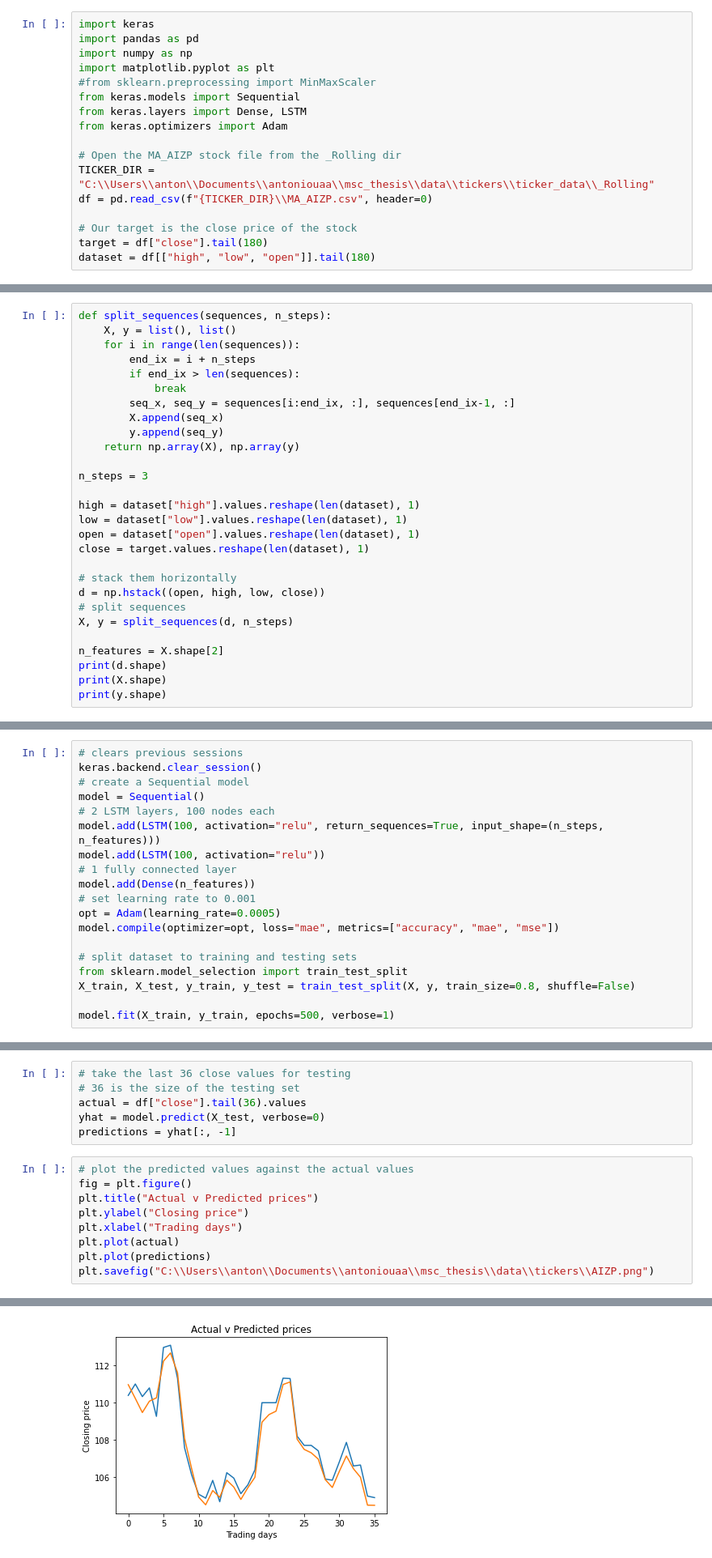
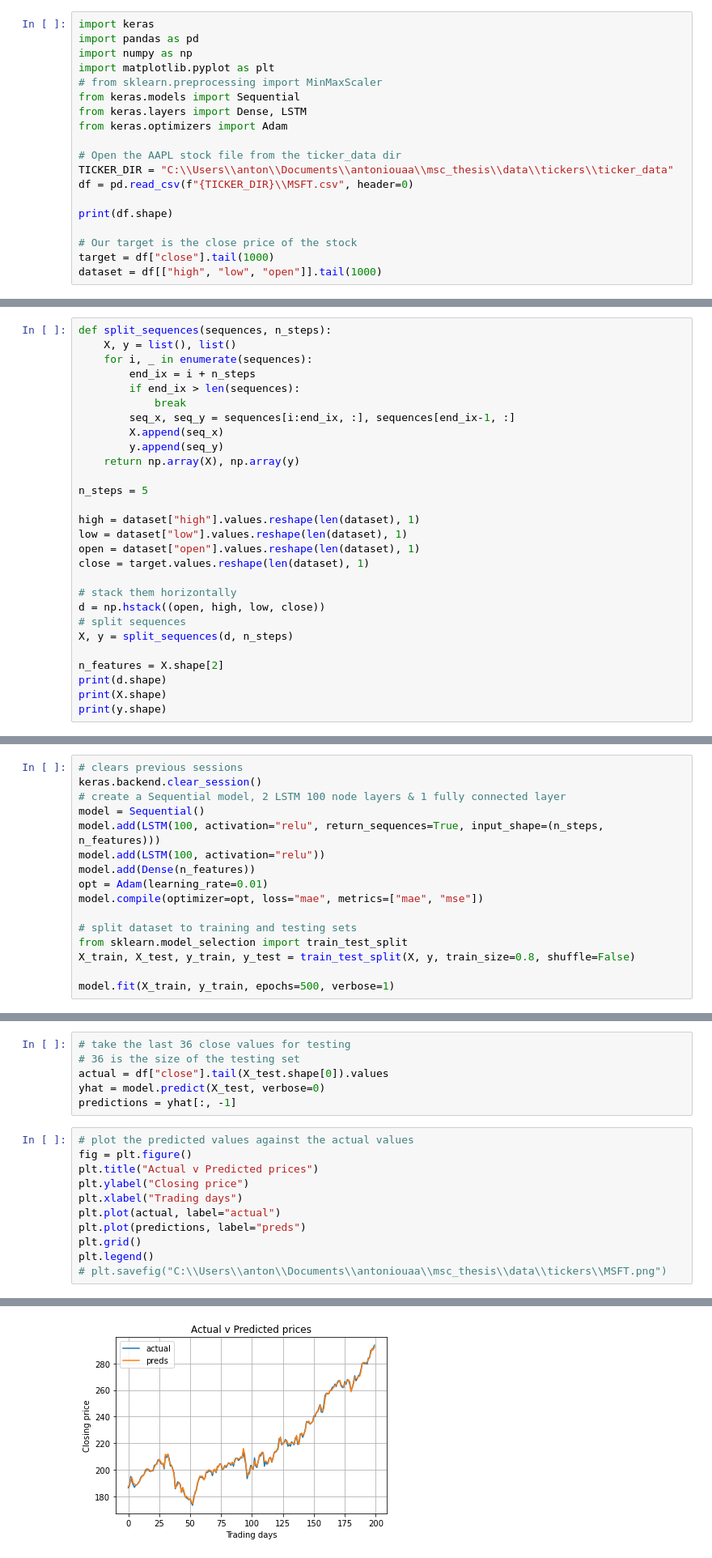
Before and after one commit to antoniouaa/msc_thesis, a Jupyter notebook: src/lstm/lstm.ipynb, the cells around one changed output, grey strips where cells are left out. Shown: that part at 81% size. Cells and saved outputs as stored; diff of their text form.

Commit message:
apply model to all datasets and generate prediction graphs

```diff
--- a/src/lstm/lstm.ipynb
+++ b/src/lstm/lstm.ipynb
@@ -3,15 +3,17 @@ import keras
 import pandas as pd
 import numpy as np
 import matplotlib.pyplot as plt
-#from sklearn.preprocessing import MinMaxScaler
+# from sklearn.preprocessing import MinMaxScaler
 from keras.models import Sequential
 from keras.layers import Dense, LSTM
 from keras.optimizers import Adam
 
-# Open the MA_AIZP stock file from the _Rolling dir
-TICKER_DIR = "C:\\Users\\anton\\Documents\\antoniouaa\\msc_thesis\\data\\tickers\\ticker_data\\_Rolling"
-df = pd.read_csv(f"{TICKER_DIR}\\MA_AIZP.csv", header=0)
+# Open the AAPL stock file from the ticker_data dir
+TICKER_DIR = "C:\\Users\\anton\\Documents\\antoniouaa\\msc_thesis\\data\\tickers\\ticker_data"
+df = pd.read_csv(f"{TICKER_DIR}\\MSFT.csv", header=0)
+
+print(df.shape)
 
 # Our target is the close price of the stock
-target = df["close"].tail(180)
-dataset = df[["high", "low", "open"]].tail(180)
+target = df["close"].tail(1000)
+dataset = df[["high", "low", "open"]].tail(1000)
@@ -18,7 +22,7 @@ dataset = df[["high", "low", "open"]].tail(180)
 # %%
 def split_sequences(sequences, n_steps):
 	X, y = list(), list()
-	for i in range(len(sequences)):
+	for i, _ in enumerate(sequences):
 		end_ix = i + n_steps
 		if end_ix > len(sequences):
 			break
@@ -27,7 +31,7 @@ def split_sequences(sequences, n_steps):
 		y.append(seq_y)
 	return np.array(X), np.array(y)
 
-n_steps = 3
+n_steps = 5
 
 high = dataset["high"].values.reshape(len(dataset), 1)
 low = dataset["low"].values.reshape(len(dataset), 1)
@@ -50,16 +54,13 @@ print(y.shape)
 # %%
 # clears previous sessions
 keras.backend.clear_session()
-# create a Sequential model
+# create a Sequential model, 2 LSTM 100 node layers & 1 fully connected layer
 model = Sequential()
-# 2 LSTM layers, 100 nodes each
 model.add(LSTM(100, activation="relu", return_sequences=True, input_shape=(n_steps, n_features)))
 model.add(LSTM(100, activation="relu"))
-# 1 fully connected layer
 model.add(Dense(n_features))
-# set learning rate to 0.001
-opt = Adam(learning_rate=0.0005)
-model.compile(optimizer=opt, loss="mae", metrics=["accuracy", "mae", "mse"])
+opt = Adam(learning_rate=0.01)
+model.compile(optimizer=opt, loss="mae", metrics=["mae", "mse"])
 
 # split dataset to training and testing sets
 from sklearn.model_selection import train_test_split
@@ -104,7 +104,7 @@ History Item [mse] reports value of 0.3865584135055542
 # %%
 # take the last 36 close values for testing
 # 36 is the size of the testing set
-actual = df["close"].tail(36).values
+actual = df["close"].tail(X_test.shape[0]).values
 yhat = model.predict(X_test, verbose=0)
 predictions = yhat[:, -1]
 # %%
@@ -113,7 +113,9 @@ fig = plt.figure()
 plt.title("Actual v Predicted prices")
 plt.ylabel("Closing price")
 plt.xlabel("Trading days")
-plt.plot(actual)
-plt.plot(predictions)
-plt.savefig("C:\\Users\\anton\\Documents\\antoniouaa\\msc_thesis\\data\\tickers\\AIZP.png")
+plt.plot(actual, label="actual")
+plt.plot(predictions, label="preds")
+plt.grid()
+plt.legend()
+# plt.savefig("C:\\Users\\anton\\Documents\\antoniouaa\\msc_thesis\\data\\tickers\\MSFT.png")
 # %% [output]
@@ -120 +123 @@ plt.savefig("C:\\Users\\anton\\Documents\\antoniouaa\\msc_thesis\\data\\tickers\
-[figure, old version]
+[figure, new version]
```
Also changed, not shown: parts of 6 cells of this notebook, 49 other files.
